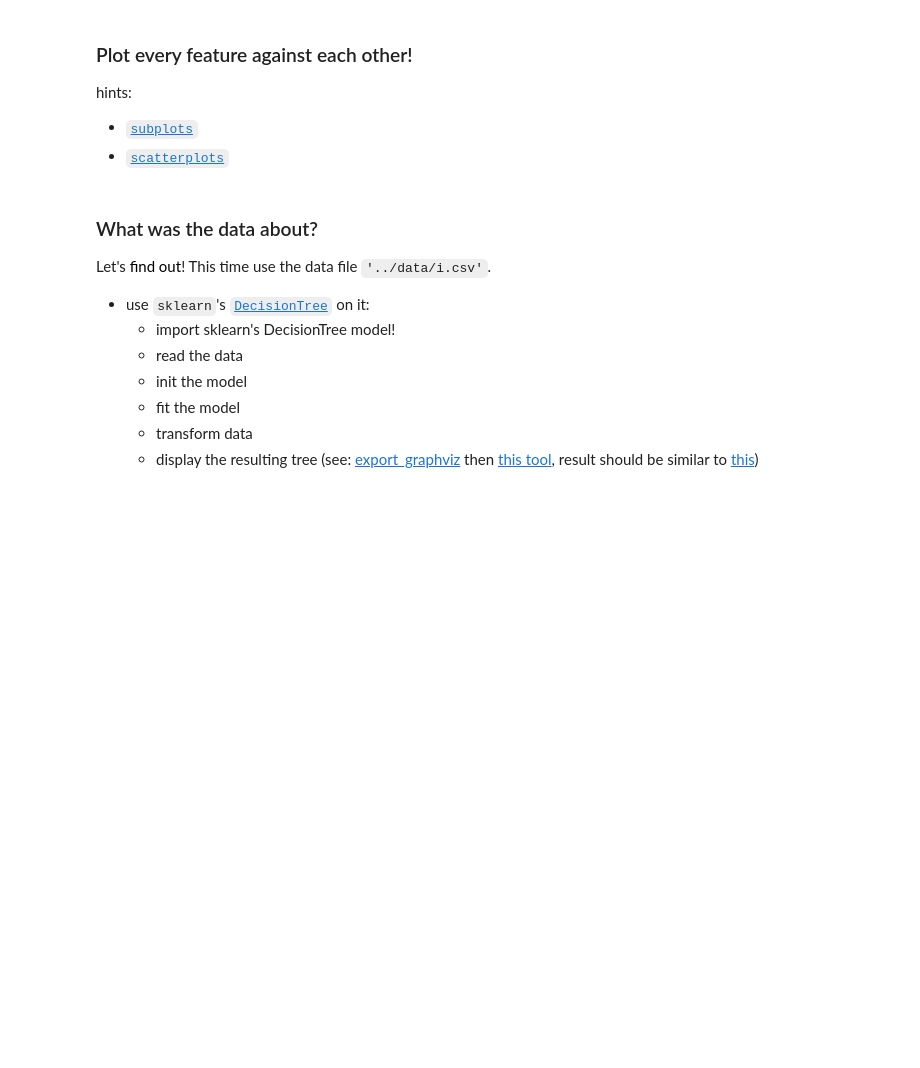
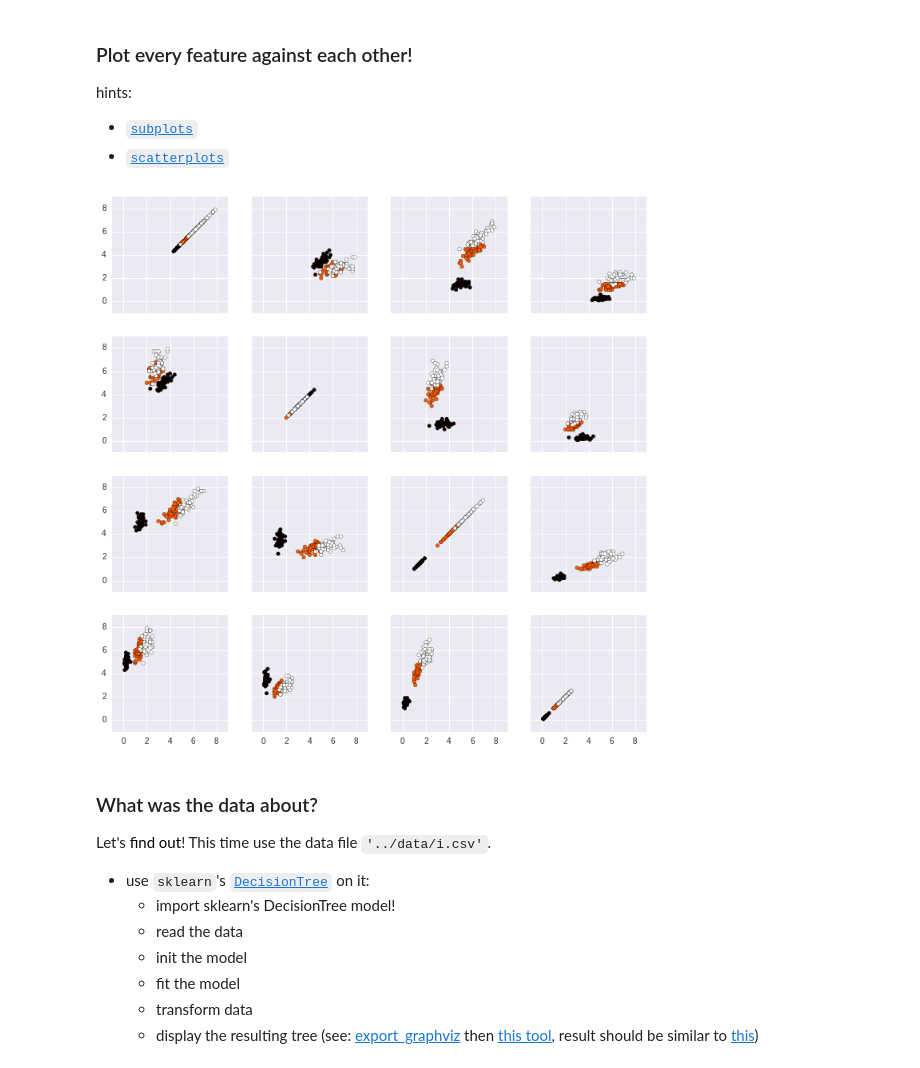
Before and after one commit to fulibacsi/oldsite, a Jupyter notebook: notebooks/DS_szisz_2016_I_2.ipynb, the cells around one changed output. Saved outputs shown, nothing was run; the diff lists cells and outputs as text; code cells hidden in the pictures; blank space fills up the shorter version.

```diff
--- a/notebooks/DS_szisz_2016_I_2.ipynb
+++ b/notebooks/DS_szisz_2016_I_2.ipynb
@@ -54,6 +83,16 @@ import seaborn as sns
 hints:
 - <a href="http://matplotlib.org/examples/pylab_examples/subplots_demo.html">`subplots`</a>
 - <a href="http://matplotlib.org/examples/shapes_and_collections/scatter_demo.html">`scatterplots`</a>
+# %%
+fig, ax = plt.subplots(nrows=4, ncols=4, sharex="col", sharey="row", figsize=(12,12))
+
+for i, row in enumerate(ax):
+    for j, col in enumerate(row):
+        col.scatter(df[i], df[j], c=df[4], cmap='hot')
+
+fig.show()
+# %% [output]
+[figure, added]
 # %% [markdown]
 ### What was the data about?
 Let's <a href="https://en.wikipedia.org/wiki/Iris_flower_data_set" style="color: black; text-decoration: none; cursor: default;">find out</a>! This time use the data file `'../data/i.csv'`.<a href="http://scikit-learn.org/stable/modules/generated/sklearn.datasets.load_iris.html" style="color: white; text-decoration: none; cursor: default;">.. or just use this :D</a>
```
Also changed, not shown: parts of 20 cells of this notebook.
